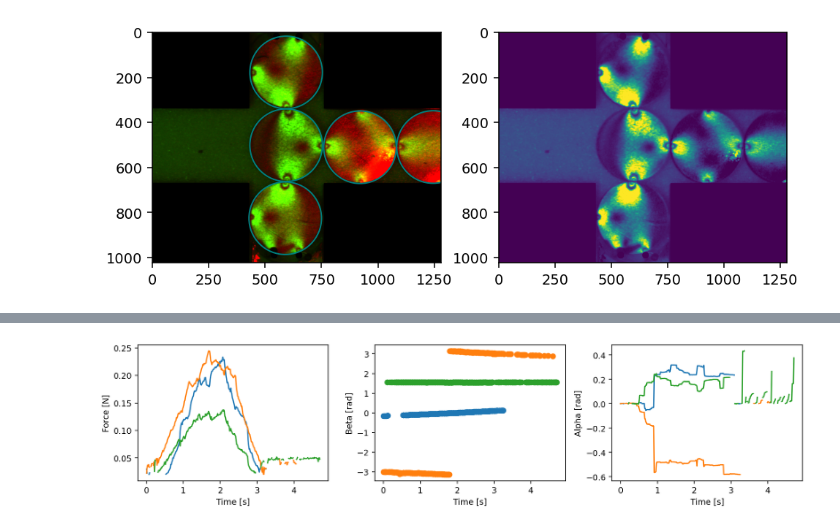
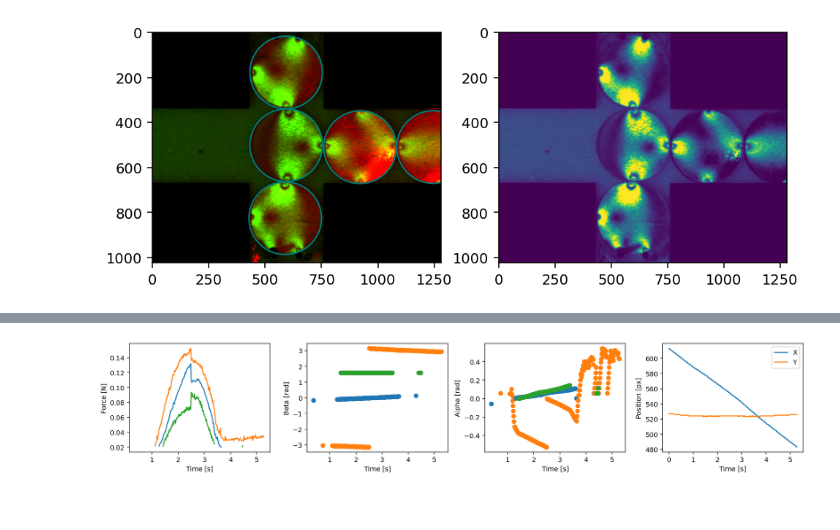
Before and after one commit to Jfeatherstone/SpaceJam, a Jupyter notebook: ForceSolving.ipynb, the cells around one changed output, grey strips where cells are left out. Drawn from its saved outputs; the diff is of its cells as text; code cells hidden in the pictures.

Commit message:
Generated forces for new data set

```diff
--- a/ForceSolving.ipynb
+++ b/ForceSolving.ipynb
@@ -105,16 +108,16 @@ plt.show()
 # %% [output]
 [figure]
 # %%
-optimizationKwargs = {"maxEvals": [20, 20], "method": 'nelder',
-                     "parametersToFit": [['f', 'a'], ['b', 'a']],
-                     "allowRemoveForces": True, "alphaTolerance": .5,
+optimizationKwargs = {"maxEvals": [120, 5, 20], "method": 'nelder',
+                     "parametersToFit": [['f', 'a'], ['b'], ['a']],
+                     "allowRemoveForces": True, "alphaTolerance": .15,
                      "allowAddForces": True, "minForceThreshold": .02}
 
-forceArr, betaArr, alphaArr, centerArr, radiusArr = forceSolve(dataFolder, guessRadius, fSigma, pxPerMeter,
+forceArr, alphaArr, betaArr, centerArr, radiusArr = forceSolve(dataFolder, guessRadius, fSigma, pxPerMeter,
                                                         brightfield, maskImage=maskImage, lightCorrectionImage=correctionImage,
                                                         lightCorrectionVerticalMask=verticalMaskImage,
                                                         lightCorrectionHorizontalMask=horizontalMaskImage,
-                                                        g2CalibrationImage=g2CalibrationImage,
-                                                        imageStartIndex=280, imageEndIndex=None,
-                                                        debug=True, optimizationKwargs=optimizationKwargs, saveMovie=True)
+                                                        g2CalibrationImage=g2CalibrationImage, g2CalibrationCutoffFactor=1.2,
+                                                        imageStartIndex=50, imageEndIndex=None,
+                                                        debug=True, optimizationKwargs=optimizationKwargs, saveMovie=True, pickleArrays=True)
 # %% [output]
@@ -141,25 +142,30 @@ with open('radii.pickle', 'rb') as f:
 # %%
 rectForceArr, rectAlphaArr, rectBetaArr, rectCenterArr, rectRadiusArr = rectangularizeForceArrays(forceArr, alphaArr, betaArr, centerArr, radiusArr)
 # %%
-particleIndex = 1
+particleIndex = 2
 fps = 70
-tArr = np.arange(len(rectForceArr[0][0]))
+tArr = np.arange(len(forceArr[3][0]))
 
-fig, ax = plt.subplots(1, 3, figsize=(12,3))
+fig, ax = plt.subplots(1, 4, figsize=(15,3))
 
-for i in range(len(rectBetaArr[particleIndex])):
-    ax[0].plot(tArr/fps, rectForceArr[particleIndex][i])
-    ax[1].plot(tArr/fps, rectBetaArr[particleIndex][i], 'o')
-    ax[2].plot(tArr/fps, rectAlphaArr[particleIndex][i])
+ax[3].plot(tArr/fps, centerArr[particleIndex][:,1], label='X')
+ax[3].plot(tArr/fps, centerArr[particleIndex][:,0], label='Y')
+
+for i in range(len(betaArr[particleIndex])):
+    ax[0].plot(tArr/fps, forceArr[particleIndex][i])
+    ax[1].plot(tArr/fps, betaArr[particleIndex][i], 'o')
+    ax[2].plot(tArr/fps, alphaArr[particleIndex][i], 'o')
 
 ax[0].set_ylabel('Force [N]')
 ax[1].set_ylabel('Beta [rad]')
 ax[2].set_ylabel('Alpha [rad]')
+ax[3].set_ylabel('Position [px]')
+ax[3].legend()
 
-for i in range(3):
+for i in range(4):
     ax[i].set_xlabel('Time [s]')
 
-fig.tight_layout()0
+fig.tight_layout()
 plt.show()
 # %% [output]
-[figure, old version]
+[figure, new version]
```
Also changed, not shown: parts of 3 cells of this notebook, 18 other files.
